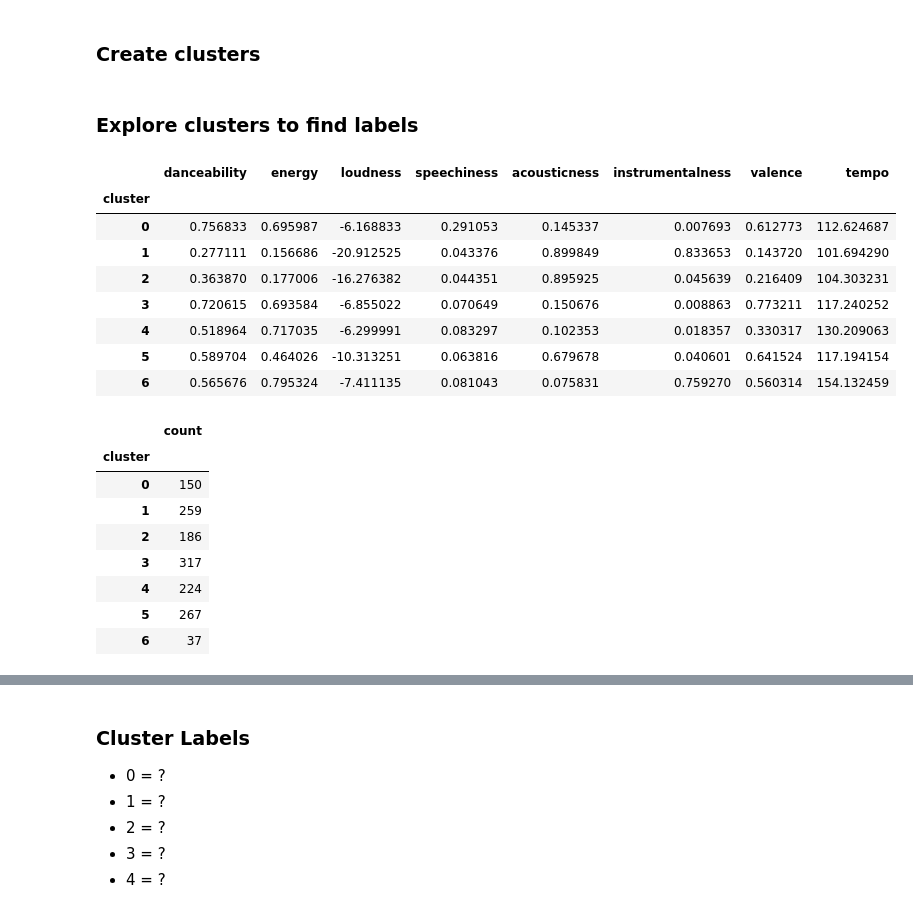
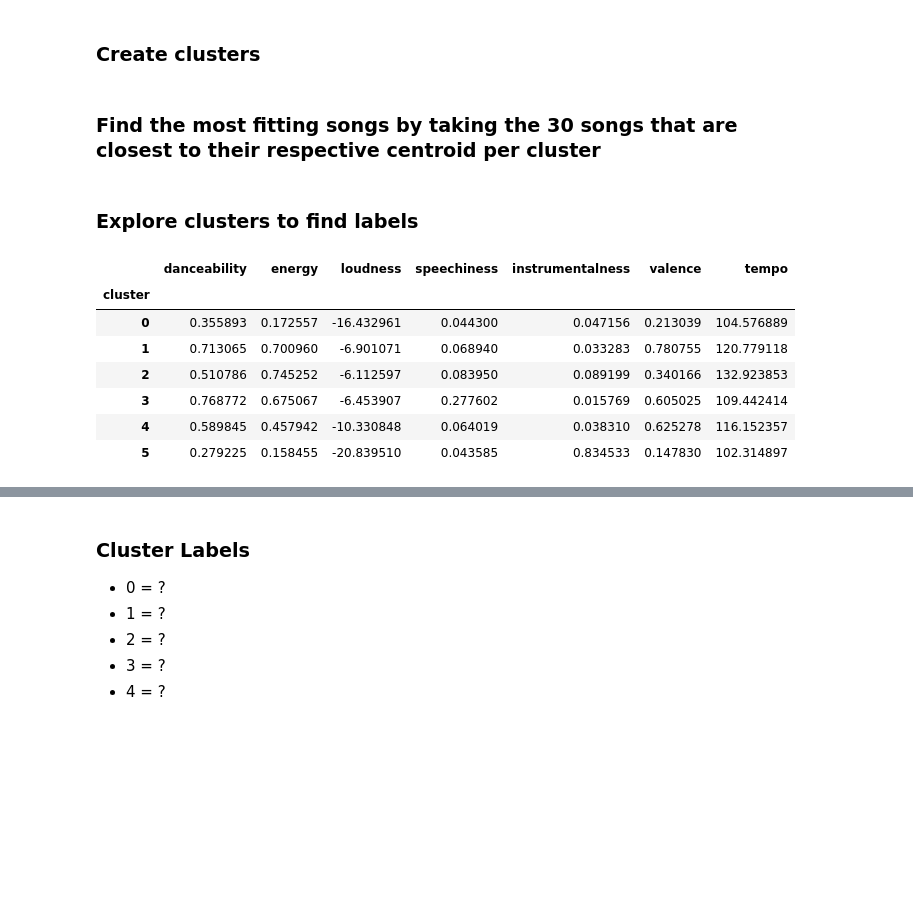
Before and after one commit to tobiasaurer/machine-learning-music, a Jupyter notebook: moosic.ipynb, the cells around one changed output, grey strips where cells are left out. Cells and saved outputs as stored; diff of their text form; code cells hidden in the pictures; blank space fills up the shorter version.

```diff
--- a/moosic.ipynb
+++ b/moosic.ipynb
@@ -258,17 +258,23 @@ Quantile transformed:
 ### Create clusters
 # %%
 # initialize the clusters
-kmeans = KMeans(n_clusters= 7)
+kmeans = KMeans(n_clusters= 6)
 
 # fit the clusters to the data
 kmeans.fit(min_max_scaled)
 
 # obtain the cluster output
 clusters = kmeans.predict(min_max_scaled)
-
-# add the cluster output to the dataframe
-features_big['cluster'] = clusters
+clusters_df = pd.DataFrame({'name': features_big['name'], 'cluster': clusters})
 
 # get centroids
 centroids = kmeans.cluster_centers_
 centroids_df = pd.DataFrame(centroids)
+centroids_df.columns = range_scaled.columns
+
+# add the cluster output to the dataframes
+scaled_clustered = range_scaled.copy()
+scaled_clustered['cluster'] = clusters
+features_big['cluster'] = clusters
+# %% [markdown]
+### Find the most fitting songs by taking the 30 songs that are closest to their respective centroid per cluster
@@ -277,31 +309,20 @@ centroids_df = pd.DataFrame(centroids)
 # %%
 (
     features_big
         [['danceability', 'energy', 'loudness',
-        'speechiness', 'acousticness', 'instrumentalness',
+        'speechiness', 'instrumentalness',
         'valence', 'tempo', 'cluster']]
         .groupby(by= 'cluster')
         .mean()
 )
 # %% [output]
-|  | danceability | energy | loudness | speechiness | acousticness | instrumentalness | valence | tempo |
-| cluster |  |  |  |  |  |  |  |  |
-| 0 | 0.756833 | 0.695987 | -6.168833 | 0.291053 | 0.145337 | 0.007693 | 0.612773 | 112.624687 |
-| 1 | 0.277111 | 0.156686 | -20.912525 | 0.043376 | 0.899849 | 0.833653 | 0.143720 | 101.694290 |
-| 2 | 0.363870 | 0.177006 | -16.276382 | 0.044351 | 0.895925 | 0.045639 | 0.216409 | 104.303231 |
-| 3 | 0.720615 | 0.693584 | -6.855022 | 0.070649 | 0.150676 | 0.008863 | 0.773211 | 117.240252 |
-| 4 | 0.518964 | 0.717035 | -6.299991 | 0.083297 | 0.102353 | 0.018357 | 0.330317 | 130.209063 |
-| 5 | 0.589704 | 0.464026 | -10.313251 | 0.063816 | 0.679678 | 0.040601 | 0.641524 | 117.194154 |
-| 6 | 0.565676 | 0.795324 | -7.411135 | 0.081043 | 0.075831 | 0.759270 | 0.560314 | 154.132459 |
+|  | danceability | energy | loudness | speechiness | instrumentalness | valence | tempo |
+| cluster |  |  |  |  |  |  |  |
+| 0 | 0.355893 | 0.172557 | -16.432961 | 0.044300 | 0.047156 | 0.213039 | 104.576889 |
+| 1 | 0.713065 | 0.700960 | -6.901071 | 0.068940 | 0.033283 | 0.780755 | 120.779118 |
+| 2 | 0.510786 | 0.745252 | -6.112597 | 0.083950 | 0.089199 | 0.340166 | 132.923853 |
+| 3 | 0.768772 | 0.675067 | -6.453907 | 0.277602 | 0.015769 | 0.605025 | 109.442414 |
+| 4 | 0.589845 | 0.457942 | -10.330848 | 0.064019 | 0.038310 | 0.625278 | 116.152357 |
+| 5 | 0.279225 | 0.158455 | -20.839510 | 0.043585 | 0.834533 | 0.147830 | 102.314897 |
 # %%
 features_big.groupby(by = 'cluster').agg(count = ('name', 'count'))
-# %% [output]
-|  | count |
-| cluster |  |
-| 0 | 150 |
-| 1 | 259 |
-| 2 | 186 |
-| 3 | 317 |
-| 4 | 224 |
-| 5 | 267 |
-| 6 | 37 |
```
Also changed, not shown: parts of 11 cells of this notebook.
